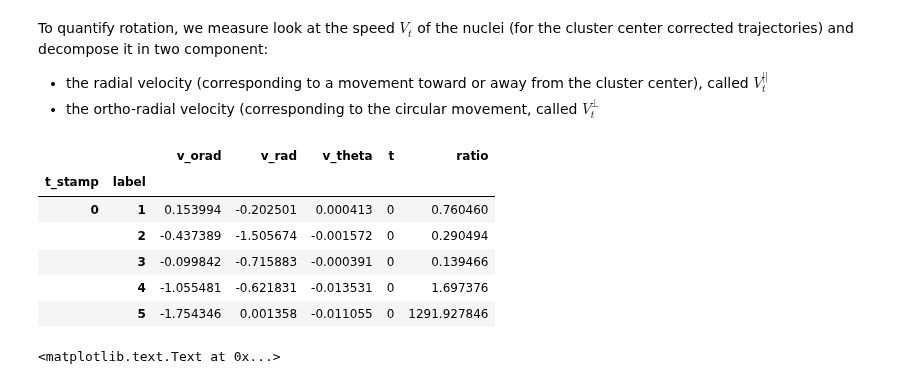
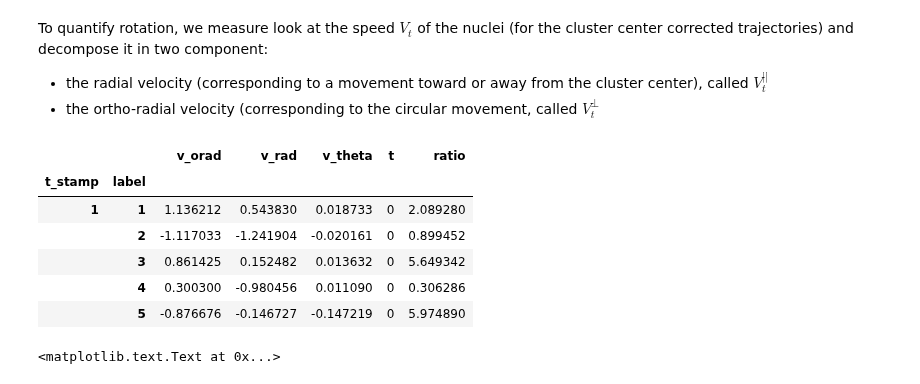
Before and after one commit to glyg/cell-tracker, a Jupyter notebook: notebooks/Analysis.ipynb, the cells around one changed output. Saved outputs shown, nothing was run; the diff lists cells and outputs as text; code cells hidden in the pictures.

```diff
--- a/notebooks/Analysis.ipynb
+++ b/notebooks/Analysis.ipynb
@@ -85,0 +103,2 @@ Segment with label 5 has 87 time points and has color code #FF00AC
+# %%
+cluster.oio['trajs'] = cluster.trajs
@@ -441,19 +468,19 @@ To quantify rotation, we measure look at the speed $V_t$ of the nuclei (for the
 * the ortho-radial velocity (corresponding to the circular movement, called $V_t^{\perp}$
 # %%
 cluster.cumulative_angle()
-rotation_speeds = rotation.radial_speed(cluster.trajs, smooth=2)
+rotation_speeds = rotation.radial_speed(cluster.trajs, smooth=0)
 rotation_speeds['t'] = cluster.trajs.t
 rotation_speeds['ratio'] = np.abs(rotation_speeds['v_orad']/rotation_speeds['v_rad'])
 ### convert angular speed to rpm
 rotation_speeds['v_theta'] = rotation_speeds['v_theta']/(2*np.pi)
 rotation_speeds.head()
 # %% [output]
 |  |  | v_orad | v_rad | v_theta | t | ratio |
 | t_stamp | label |  |  |  |  |  |
-| 0 | 1 | 0.153994 | -0.202501 | 0.000413 | 0 | 0.760460 |
-|  | 2 | -0.437389 | -1.505674 | -0.001572 | 0 | 0.290494 |
-|  | 3 | -0.099842 | -0.715883 | -0.000391 | 0 | 0.139466 |
-|  | 4 | -1.055481 | -0.621831 | -0.013531 | 0 | 1.697376 |
-|  | 5 | -1.754346 | 0.001358 | -0.011055 | 0 | 1291.927846 |
+| 1 | 1 | 1.136212 | 0.543830 | 0.018733 | 0 | 2.089280 |
+|  | 2 | -1.117033 | -1.241904 | -0.020161 | 0 | 0.899452 |
+|  | 3 | 0.861425 | 0.152482 | 0.013632 | 0 | 5.649342 |
+|  | 4 | 0.300300 | -0.980456 | 0.011090 | 0 | 0.306286 |
+|  | 5 | -0.876676 | -0.146727 | -0.147219 | 0 | 5.974890 |
 # %%
 axes = ct.graphics.show_measure(cluster.trajs, rotation_speeds, axes=None,
```
Also changed, not shown: parts of 11 cells of this notebook, 5 other files.
